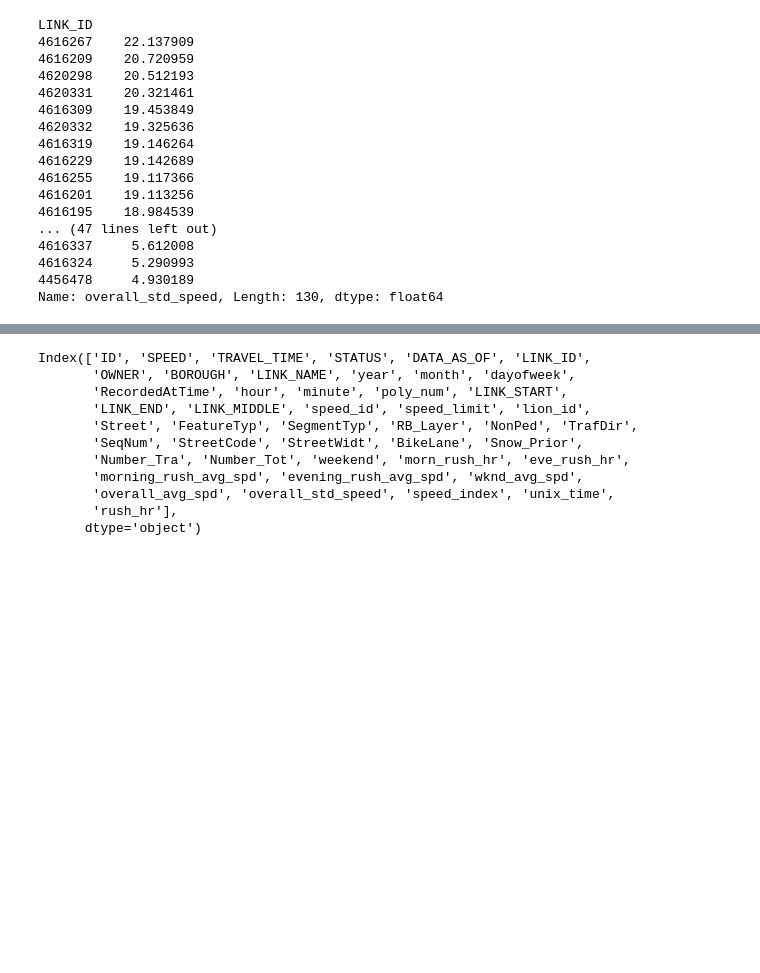
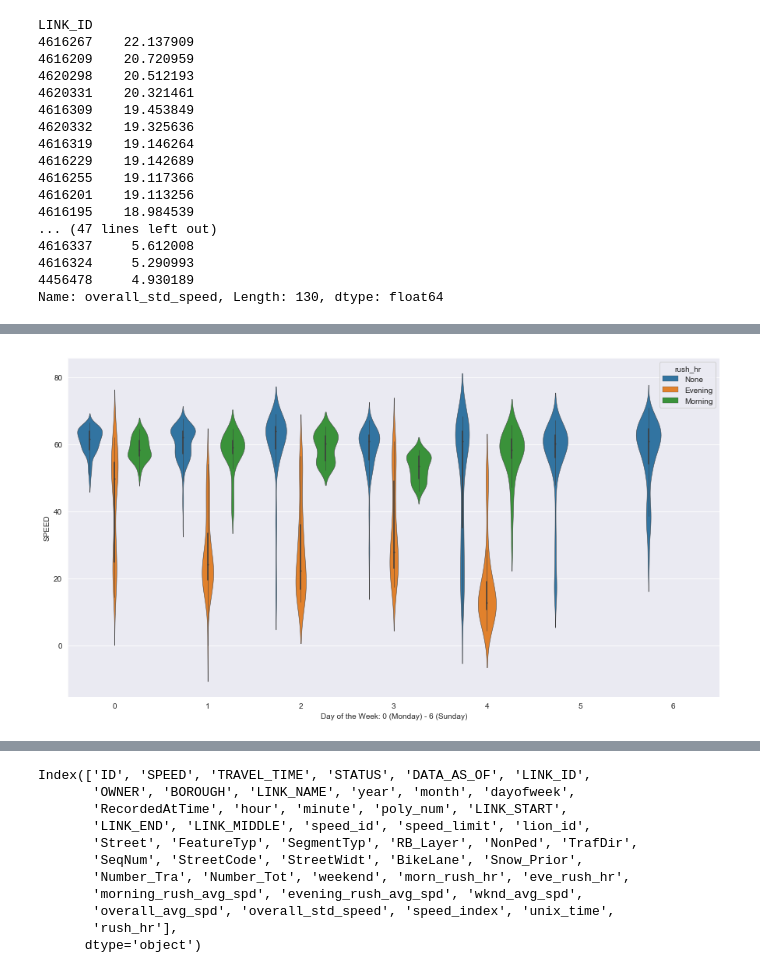
Before and after one commit to tcbriggs981/NYC-Traffic-Model, a Jupyter notebook: 02 Exploration.ipynb, the cells around one changed output, grey strips where cells are left out. Cells and saved outputs as stored; diff of their text form; code cells hidden in the pictures; blank space fills up the shorter version.

```diff
--- a/02 Exploration.ipynb
+++ b/02 Exploration.ipynb
@@ -150,0 +153,8 @@ plt.show()
+# %%
+
+plt.figure(figsize=(15,8))
+sns.violinplot(x='dayofweek', y='SPEED', data=traffic_sample.loc[traffic_sample.LINK_ID==4616209], hue='rush_hr',linewidth=.5) #bw=.5
+plt.xlabel(('Day of the Week: 0 (Monday) - 6 (Sunday)'))
+plt.show()
+# %% [output]
+[figure, added]
```
Also changed, not shown: parts of 11 cells of this notebook, 3 other files.
